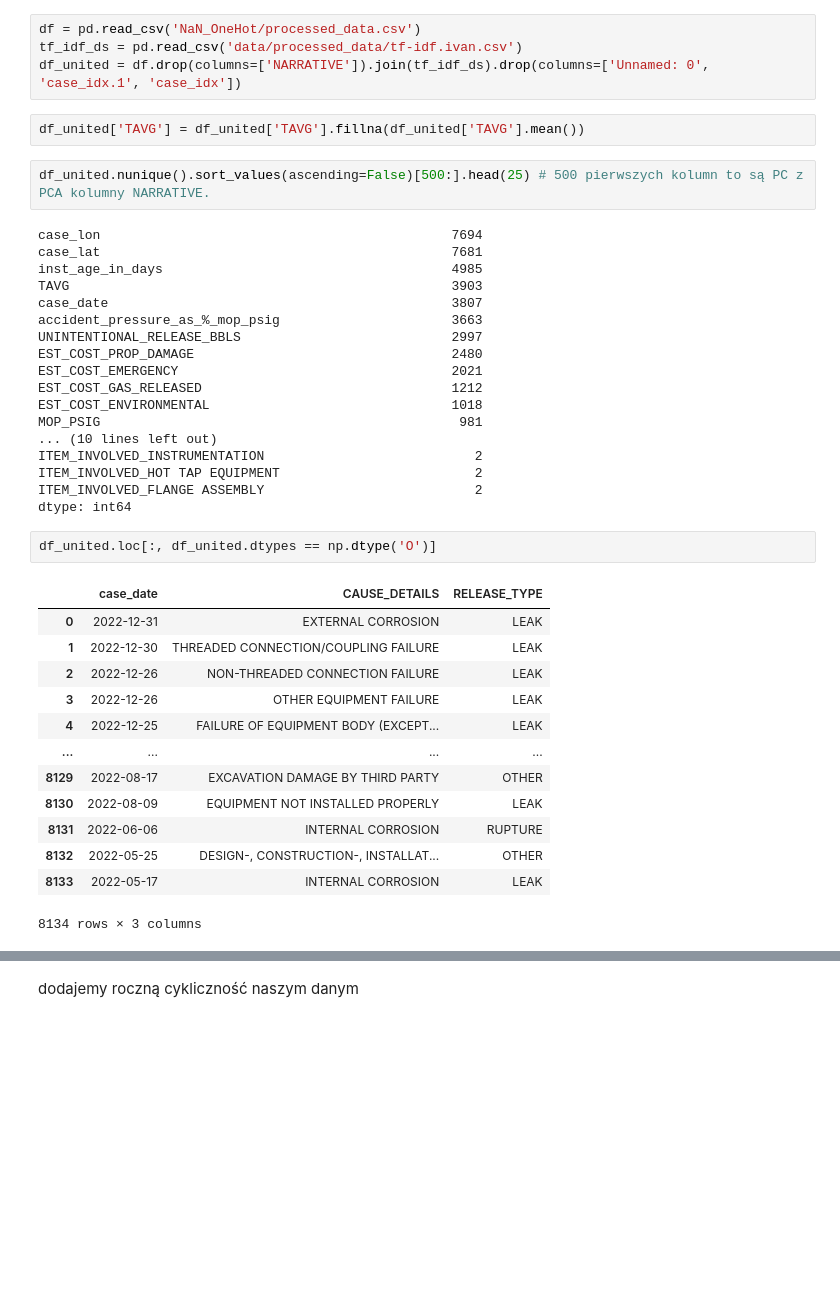
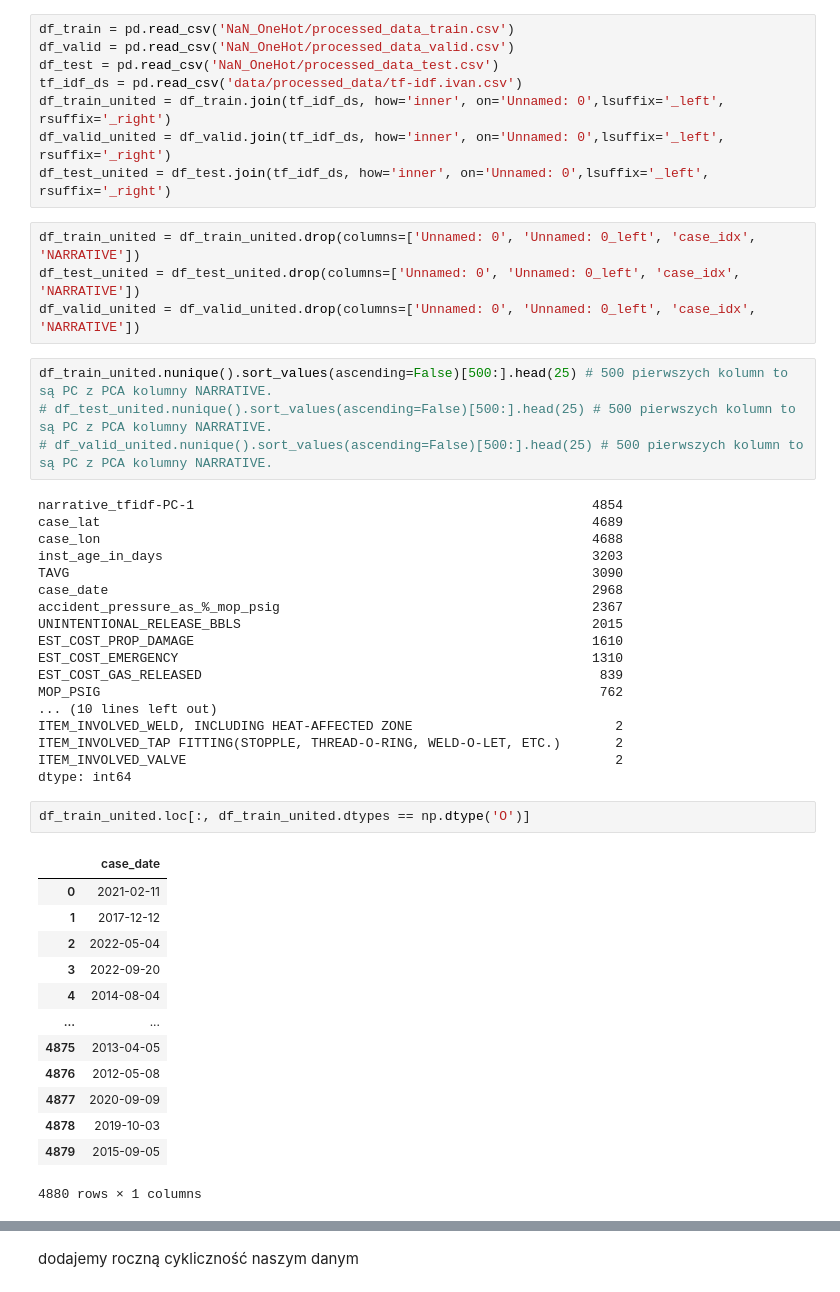
Before and after one commit to iivansmaliakou/ED-awarie, a Jupyter notebook: predictions.ipynb, the cells around one changed output, grey strips where cells are left out. Saved outputs shown, nothing was run; the diff lists cells and outputs as text; blank space fills up the shorter version.

Commit message:
feat: added separated predictions by train/test/valid

```diff
--- a/predictions.ipynb
+++ b/predictions.ipynb
@@ -13,43 +14,51 @@ from sklearn.model_selection import GridSearchCV
 SEED = 26042001
-# %%
-df = pd.read_csv('NaN_OneHot/processed_data.csv')
-tf_idf_ds = pd.read_csv('data/processed_data/tf-idf.ivan.csv')
-df_united = df.drop(columns=['NARRATIVE']).join(tf_idf_ds).drop(columns=['Unnamed: 0', 'case_idx.1', 'case_idx'])
-# %%
-df_united['TAVG'] = df_united['TAVG'].fillna(df_united['TAVG'].mean())
+# %%
+df_train = pd.read_csv('NaN_OneHot/processed_data_train.csv')
+df_valid = pd.read_csv('NaN_OneHot/processed_data_valid.csv')
+df_test = pd.read_csv('NaN_OneHot/processed_data_test.csv')
+tf_idf_ds = pd.read_csv('data/processed_data/tf-idf.ivan.csv')
+df_train_united = df_train.join(tf_idf_ds, how='inner', on='Unnamed: 0',lsuffix='_left', rsuffix='_right')
+df_valid_united = df_valid.join(tf_idf_ds, how='inner', on='Unnamed: 0',lsuffix='_left', rsuffix='_right')
+df_test_united = df_test.join(tf_idf_ds, how='inner', on='Unnamed: 0',lsuffix='_left', rsuffix='_right')
+# %%
+df_train_united = df_train_united.drop(columns=['Unnamed: 0', 'Unnamed: 0_left', 'case_idx', 'NARRATIVE'])
+df_test_united = df_test_united.drop(columns=['Unnamed: 0', 'Unnamed: 0_left', 'case_idx', 'NARRATIVE'])
+df_valid_united = df_valid_united.drop(columns=['Unnamed: 0', 'Unnamed: 0_left', 'case_idx', 'NARRATIVE'])
 # %%
-df_united.nunique().sort_values(ascending=False)[500:].head(25) # 500 pierwszych kolumn to są PC z PCA kolumny NARRATIVE.
+df_train_united.nunique().sort_values(ascending=False)[500:].head(25) # 500 pierwszych kolumn to są PC z PCA kolumny NARRATIVE.
+# df_test_united.nunique().sort_values(ascending=False)[500:].head(25) # 500 pierwszych kolumn to są PC z PCA kolumny NARRATIVE.
+# df_valid_united.nunique().sort_values(ascending=False)[500:].head(25) # 500 pierwszych kolumn to są PC z PCA kolumny NARRATIVE.
 # %% [output]
-case_lon                                             7694
-case_lat                                             7681
-inst_age_in_days                                     4985
-TAVG                                                 3903
-case_date                                            3807
-accident_pressure_as_%_mop_psig                      3663
-UNINTENTIONAL_RELEASE_BBLS                           2997
-EST_COST_PROP_DAMAGE                                 2480
-EST_COST_EMERGENCY                                   2021
-EST_COST_GAS_RELEASED                                1212
-EST_COST_ENVIRONMENTAL                               1018
-MOP_PSIG                                              981
+narrative_tfidf-PC-1                                                   4854
+case_lat                                                               4689
+case_lon                                                               4688
+inst_age_in_days                                                       3203
+TAVG                                                                   3090
+case_date                                                              2968
+accident_pressure_as_%_mop_psig                                        2367
+UNINTENTIONAL_RELEASE_BBLS                                             2015
+EST_COST_PROP_DAMAGE                                                   1610
+EST_COST_EMERGENCY                                                     1310
+EST_COST_GAS_RELEASED                                                   839
+MOP_PSIG                                                                762
 ... (10 lines left out)
-ITEM_INVOLVED_INSTRUMENTATION                           2
-ITEM_INVOLVED_HOT TAP EQUIPMENT                         2
-ITEM_INVOLVED_FLANGE ASSEMBLY                           2
+ITEM_INVOLVED_WELD, INCLUDING HEAT-AFFECTED ZONE                          2
+ITEM_INVOLVED_TAP FITTING(STOPPLE, THREAD-O-RING, WELD-O-LET, ETC.)       2
+ITEM_INVOLVED_VALVE                                                       2
 dtype: int64
 # %%
-df_united.loc[:, df_united.dtypes == np.dtype('O')]
+df_train_united.loc[:, df_train_united.dtypes == np.dtype('O')]
 # %% [output]
-|  | case_date | CAUSE_DETAILS | RELEASE_TYPE |
-| 0 | 2022-12-31 | EXTERNAL CORROSION | LEAK |
-| 1 | 2022-12-30 | THREADED CONNECTION/COUPLING FAILURE | LEAK |
-| 2 | 2022-12-26 | NON-THREADED CONNECTION FAILURE | LEAK |
-| 3 | 2022-12-26 | OTHER EQUIPMENT FAILURE | LEAK |
-| 4 | 2022-12-25 | FAILURE OF EQUIPMENT BODY (EXCEPT... | LEAK |
-| ... | ... | ... | ... |
-| 8129 | 2022-08-17 | EXCAVATION DAMAGE BY THIRD PARTY | OTHER |
-| 8130 | 2022-08-09 | EQUIPMENT NOT INSTALLED PROPERLY | LEAK |
-| 8131 | 2022-06-06 | INTERNAL CORROSION | RUPTURE |
-| 8132 | 2022-05-25 | DESIGN-, CONSTRUCTION-, INSTALLAT... | OTHER |
-| 8133 | 2022-05-17 | INTERNAL CORROSION | LEAK |
+|  | case_date |
+| 0 | 2021-02-11 |
+| 1 | 2017-12-12 |
+| 2 | 2022-05-04 |
+| 3 | 2022-09-20 |
+| 4 | 2014-08-04 |
+| ... | ... |
+| 4875 | 2013-04-05 |
+| 4876 | 2012-05-08 |
+| 4877 | 2020-09-09 |
+| 4878 | 2019-10-03 |
+| 4879 | 2015-09-05 |
-8134 rows × 3 columns
+4880 rows × 1 columns
```
Also changed, not shown: parts of 31 cells of this notebook, 8 other files.
